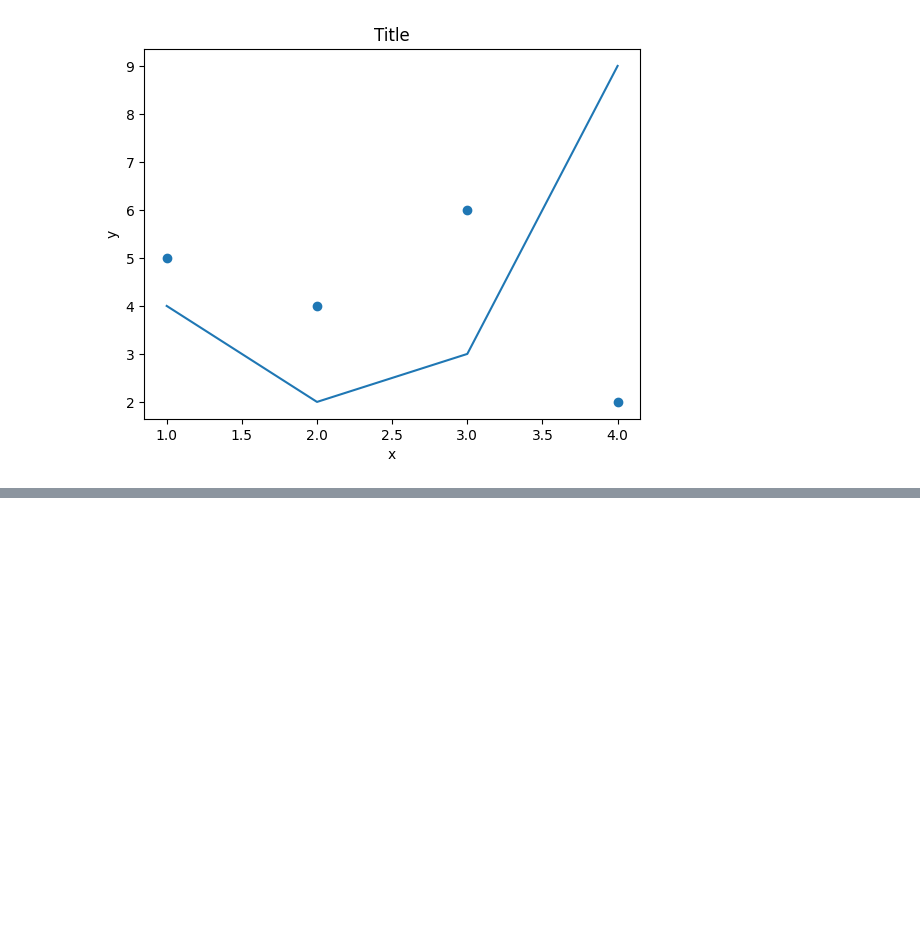
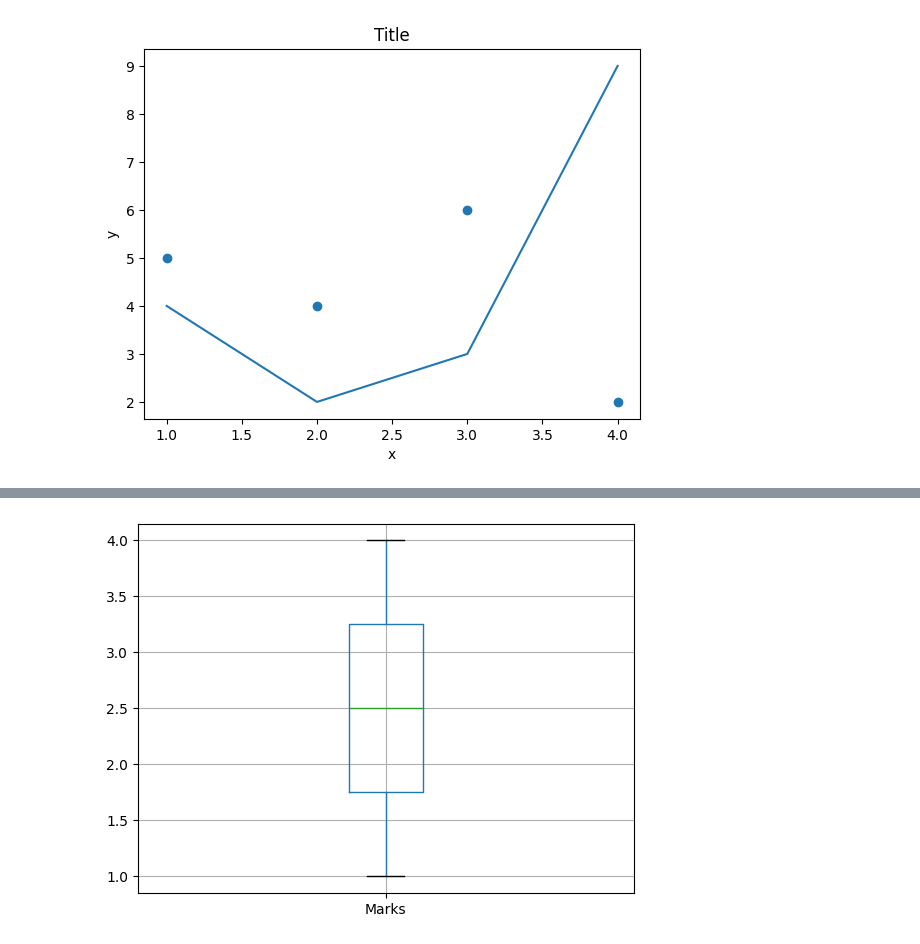
Before and after one commit to SeseRau/py-ma-git, a Jupyter notebook: notebooks/Analyse.ipynb, the cells around one changed output, grey strips where cells are left out. Saved outputs shown, nothing was run; the diff lists cells and outputs as text; code cells hidden in the pictures; blank space fills up the shorter version.

```diff
--- a/notebooks/Analyse.ipynb
+++ b/notebooks/Analyse.ipynb
@@ -134,0 +280,16 @@ plt.show
+# %%
+import pandas as pd
+import matplotlib.pyplot as plt
+
+# create a dataframe
+
+data = pd.DataFrame({'Name' : ["A", "B", "C", "D"],
+                     "Marks" : [1, 2, 3, 4],
+                     "Credits": [16, 8, 4, 2]})
+
+#box plot
+# data["Marks"].plot(kind='box')
+data.boxplot(column='Marks')
+plt.show()
+# %% [output]
+[figure, added]
```
Also changed, not shown: parts of 4 cells of this notebook, 2 other files.
